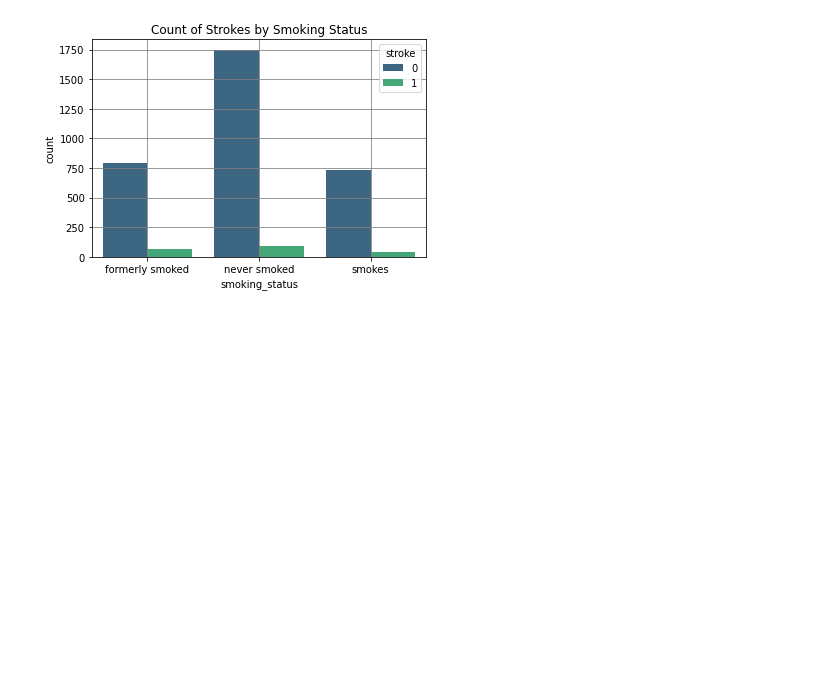
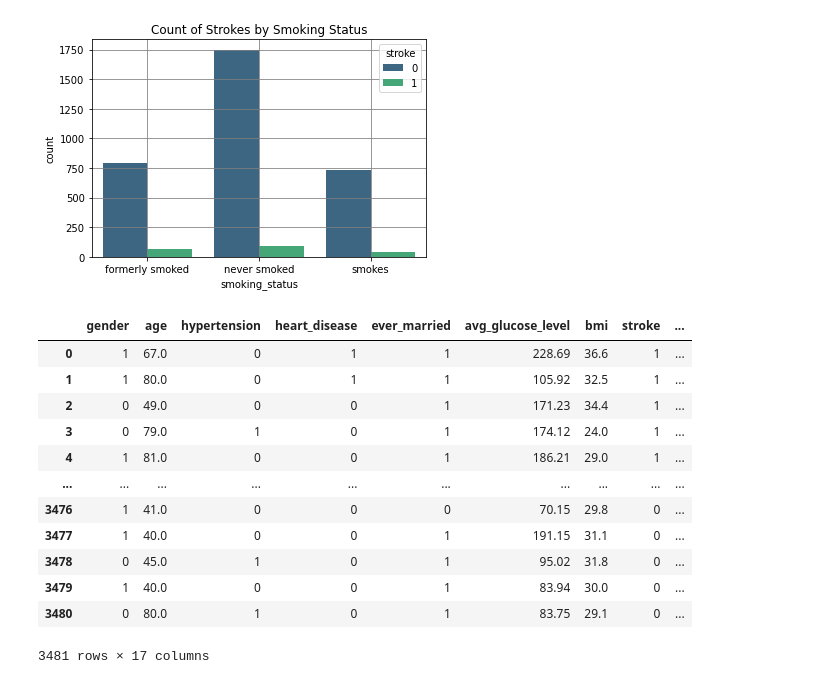
Before and after one commit to marianikitha01/finalproject_team10, a Jupyter notebook: Brain_stroke.ipynb, the cells around one changed output. Cells and saved outputs as stored; diff of their text form; code cells hidden in the pictures; blank space fills up the shorter version.

```diff
--- a/Brain_stroke.ipynb
+++ b/Brain_stroke.ipynb
@@ -145,6 +154,8 @@ plt.grid(color = "gray")
 plt.show()
 # %% [output]
 [figure]
+# %%
+brain = brain.drop("age_group", axis = 1)
 # %%
 # The graph shows that the likelihood of heart disease increases with age for both males and females, but it is higher for males than for females at all ages. The likelihood of heart disease is also highest for males in the 70-75 age group and for females in the 80-85 age group.
 # %%
@@ -183,0 +203,16 @@ plt.show()
+# %%
+brain
+# %% [output]
+|  | gender | age | hypertension | heart_disease | ever_married | avg_glucose_level | bmi | stroke | ... |
+| 0 | 1 | 67.0 | 0 | 1 | 1 | 228.69 | 36.6 | 1 | ... |
+| 1 | 1 | 80.0 | 0 | 1 | 1 | 105.92 | 32.5 | 1 | ... |
+| 2 | 0 | 49.0 | 0 | 0 | 1 | 171.23 | 34.4 | 1 | ... |
+| 3 | 0 | 79.0 | 1 | 0 | 1 | 174.12 | 24.0 | 1 | ... |
+| 4 | 1 | 81.0 | 0 | 0 | 1 | 186.21 | 29.0 | 1 | ... |
+| ... | ... | ... | ... | ... | ... | ... | ... | ... | ... |
+| 3476 | 1 | 41.0 | 0 | 0 | 0 | 70.15 | 29.8 | 0 | ... |
+| 3477 | 1 | 40.0 | 0 | 0 | 1 | 191.15 | 31.1 | 0 | ... |
+| 3478 | 0 | 45.0 | 1 | 0 | 1 | 95.02 | 31.8 | 0 | ... |
+| 3479 | 1 | 40.0 | 0 | 0 | 1 | 83.94 | 30.0 | 0 | ... |
+| 3480 | 0 | 80.0 | 1 | 0 | 1 | 83.75 | 29.1 | 0 | ... |
+3481 rows × 17 columns
```
Also changed, not shown: parts of 20 cells of this notebook.
